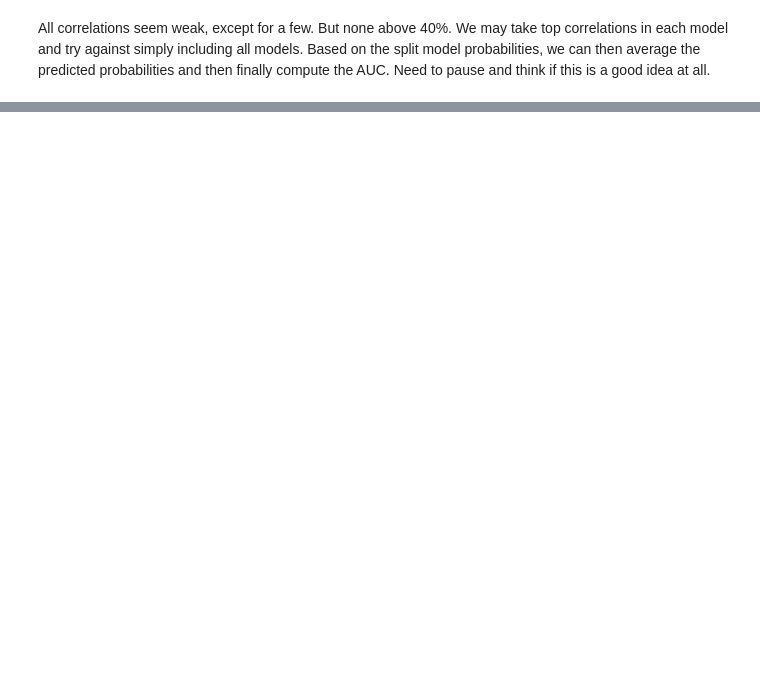
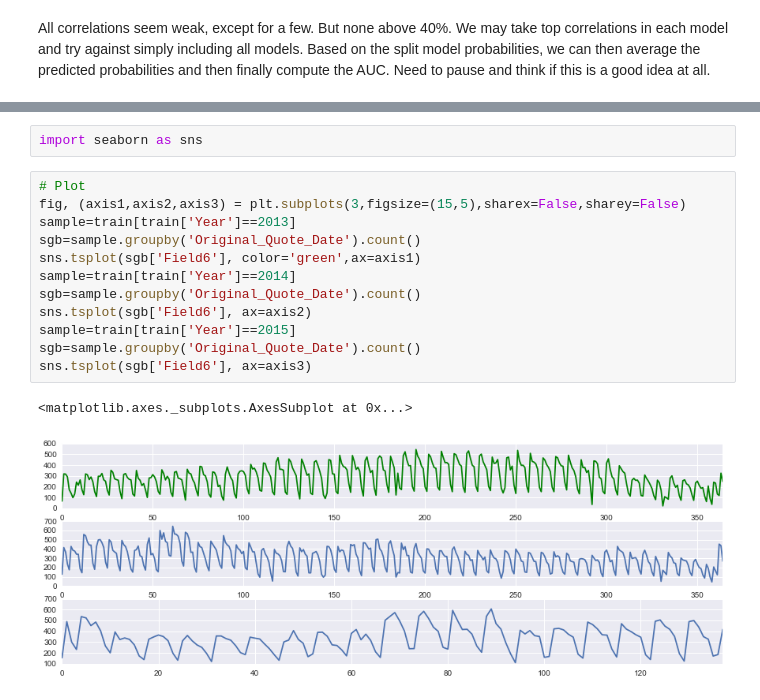
Before and after one commit to sathya288/kaggle, a Jupyter notebook: homesite/Homesite.ipynb, the cells around one changed output, grey strips where cells are left out. Drawn from its saved outputs; the diff is of its cells as text; blank space fills up the shorter version.

```diff
--- a/homesite/Homesite.ipynb
+++ b/homesite/Homesite.ipynb
@@ -193,0 +222,17 @@ Based on the split model probabilities, we can then average the predicted probab
+# %%
+import seaborn as sns
+# %%
+# Plot
+fig, (axis1,axis2,axis3) = plt.subplots(3,figsize=(15,5),sharex=False,sharey=False)
+sample=train[train['Year']==2013]
+sgb=sample.groupby('Original_Quote_Date').count()
+sns.tsplot(sgb['Field6'], color='green',ax=axis1)
+sample=train[train['Year']==2014]
+sgb=sample.groupby('Original_Quote_Date').count()
+sns.tsplot(sgb['Field6'], ax=axis2)
+sample=train[train['Year']==2015]
+sgb=sample.groupby('Original_Quote_Date').count()
+sns.tsplot(sgb['Field6'], ax=axis3)
+# %% [output]
+<matplotlib.axes._subplots.AxesSubplot at 0x...>
+[figure, added]
```
Also changed, not shown: parts of 23 cells of this notebook, 1 other file.
